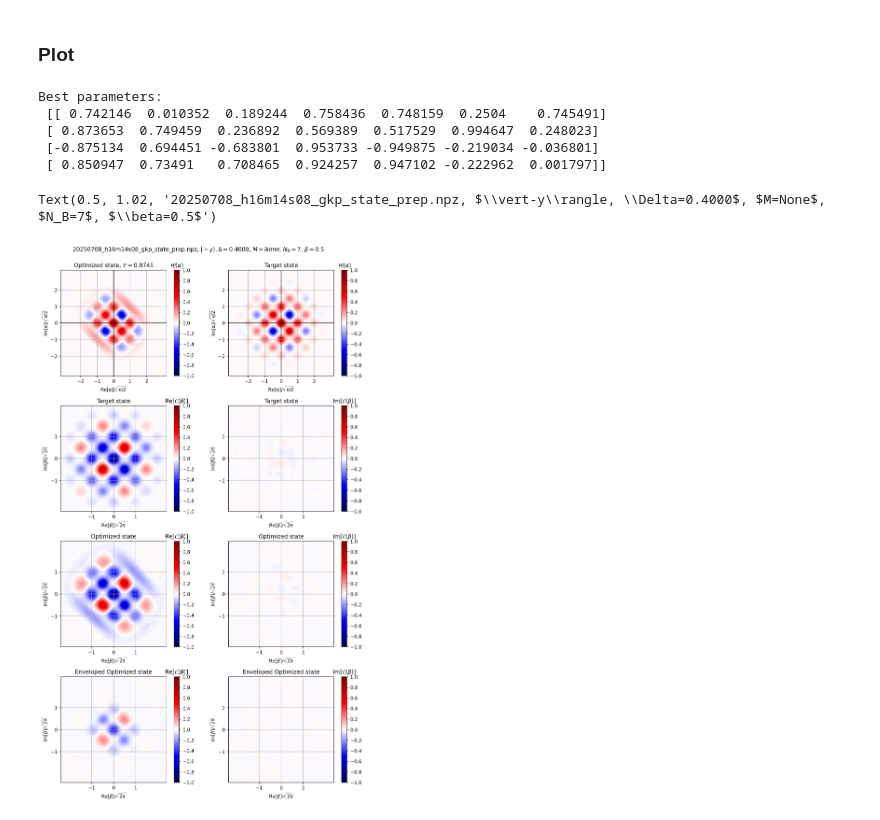
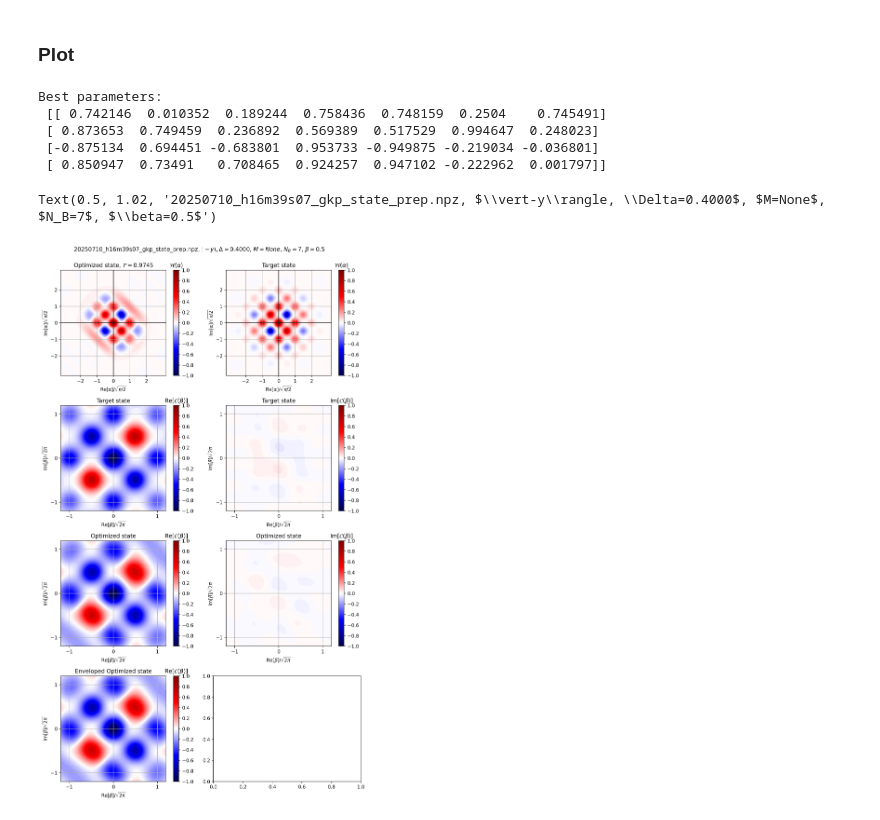
Before and after one commit to EQuS/jaxquantum, a Jupyter notebook: experiments/circuit/10-jax-control-gkp-reg.ipynb, the cells around one changed output. Saved outputs shown, nothing was run; the diff lists cells and outputs as text; code cells hidden in the pictures.

```diff
--- a/experiments/circuit/10-jax-control-gkp-reg.ipynb
+++ b/experiments/circuit/10-jax-control-gkp-reg.ipynb
@@ -357,12 +354,12 @@ Total loss: -1.187
 # %% [markdown]
 ### (optionally) Load old params
 # %%
-#data=np.load(r"/home/rolleri/repos/jaxquantum/experiments/circuit/data/20250630_h17m35s31_gkp_state_prep.npz", allow_pickle=True)
-#optimal_instructions = data["best_params"]
+data=np.load(r"/home/rolleri/repos/jaxquantum/experiments/circuit/data/20250702_h11m50s04_gkp_state_prep.npz", allow_pickle=True)
+optimal_instructions = data["best_params"]
 
-#best_params = jnp.array([optimal_instructions[0], optimal_instructions[1], optimal_instructions[2], optimal_instructions[3]])
+best_params = jnp.array([optimal_instructions[0], optimal_instructions[1], optimal_instructions[2], optimal_instructions[3]])
 
-#prepared_state = run_circuit(best_params, 100)
+prepared_state = run_circuit(best_params, 100)
 # %% [markdown]
 ### Plot
 # %%
@@ -428,8 +425,8 @@ ax.set_ylabel(r"Im[α]/$\sqrt{\pi/2}$")
 ax.set_title("Target state")
 
 
-betas_re = jnp.linspace(-6,6, 101)
-betas_im = jnp.linspace(-6,6, 101)
+betas_re = jnp.linspace(-3,3, 101)
+betas_im = jnp.linspace(-3,3, 101)
 
 cf_vals, _, _ = sim_cf(settings["target_state"], betas_re, betas_im)
 
@@ -493,9 +490,9 @@ envelope = calculate_envelope(betas_re, betas_im, fit_vals)
 
 final_state = prepared_state
 cf_vals, betas_re, betas_im = sim_cf(final_state, betas_re, betas_im)
-cf_vals = envelope * cf_vals
+#cf_vals = envelope * cf_vals
 
-for j, ax in enumerate((axs[6], axs[7])):
+for j, ax in enumerate([axs[6]]):
     vmin=-1
     vmax=1
     sf = 1/(jnp.sqrt(2*jnp.pi))
@@ -503,32 +500,32 @@ for j, ax in enumerate((axs[6], axs[7])):
     if j == 0:
         cf_vals_plot = jnp.real(cf_vals)
         cbar_title = r"Re[$\mathcal{C}(\beta)$]"
     else:
         cf_vals_plot = jnp.imag(cf_vals)
         cbar_title = r"Im[$\mathcal{C}(\beta)$]"
 
     im = ax.contourf(betas_re*sf, betas_im*sf, cf_vals_plot.T, levels=np.linspace(vmin, vmax, 101), cmap="seismic", vmin=vmin, vmax=vmax)
     ax.set_aspect("equal", adjustable="box")
     ax.grid()
 
     ax.set_xticks([-1,0, 1])
     ax.set_yticks([-1,0, 1])
     ax.set_xlabel(r"Re[$\beta$]/$\sqrt{2\pi}$")
     ax.set_ylabel(r"Im[$\beta$]/$\sqrt{2\pi}$")
 
     cbar = plt.colorbar(im, ax=ax, orientation="vertical")
     cbar.ax.set_title(cbar_title)
     cbar.ax.set_yticks(np.linspace(-1, 1, 11))
 
     ax.set_title(r"Enveloped Optimized state")
 
 fig.tight_layout()
 fig.suptitle(f"{date_str}_{settings['state']['mode']}_state_prep.npz, $\\vert{settings['state']['logical_state']}\\rangle, \\Delta={delta:.4f}$, $M={settings['measure']}$, $N_B={settings['blocks']}$, $\\beta={settings['reg_strength']}$", y=1.02)
 # %% [output]
 Best parameters:
  [[ 0.742146  0.010352  0.189244  0.758436  0.748159  0.2504    0.745491]
  [ 0.873653  0.749459  0.236892  0.569389  0.517529  0.994647  0.248023]
  [-0.875134  0.694451 -0.683801  0.953733 -0.949875 -0.219034 -0.036801]
  [ 0.850947  0.73491   0.708465  0.924257  0.947102 -0.222962  0.001797]]
-Text(0.5, 1.02, '20250708_h16m14s08_gkp_state_prep.npz, $\\vert-y\\rangle, \\Delta=0.4000$, $M=None$, $N_B=7$, $\\beta=0.5$')
+Text(0.5, 1.02, '20250710_h16m39s07_gkp_state_prep.npz, $\\vert-y\\rangle, \\Delta=0.4000$, $M=None$, $N_B=7$, $\\beta=0.5$')
-[figure, old version]
+[figure, new version]
```
Also changed, not shown: parts of 3 cells of this notebook, 1 other file.
